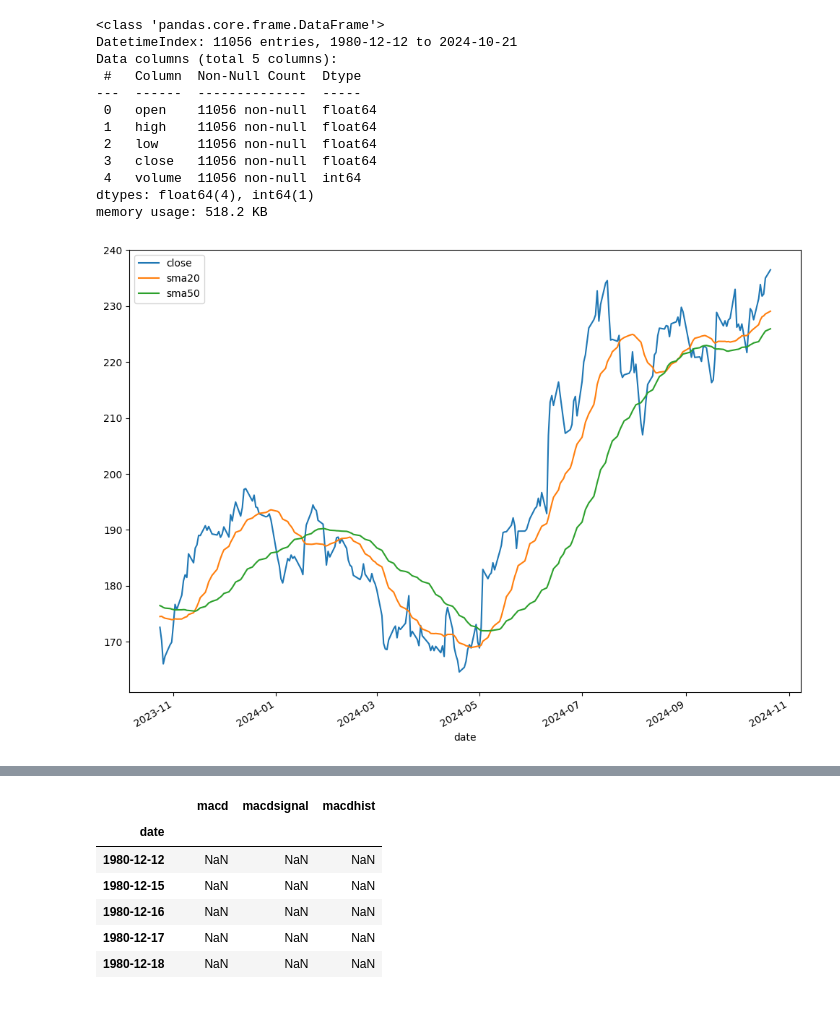
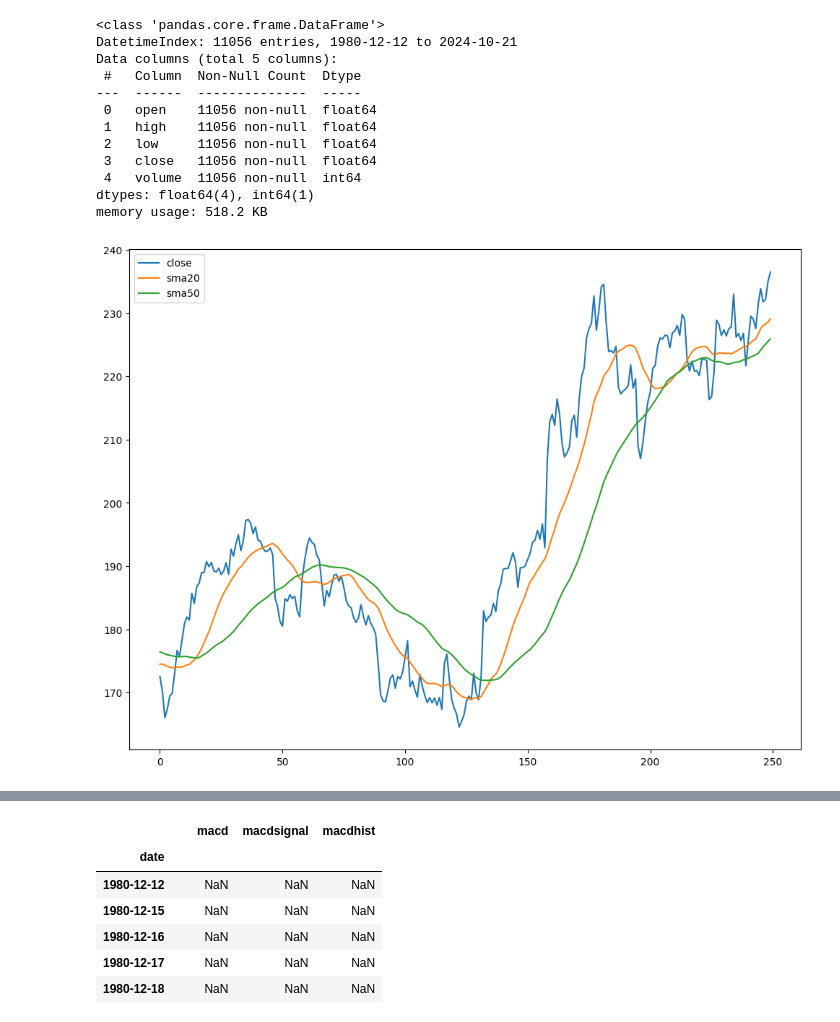
Before and after one commit to furechan/mintalib, a Jupyter notebook: examples/indicator-examples.ipynb, the cells around one changed output, grey strips where cells are left out. Cells and saved outputs as stored; diff of their text form; code cells hidden in the pictures.

```diff
--- a/examples/indicator-examples.ipynb
+++ b/examples/indicator-examples.ipynb
@@ -26,14 +26,15 @@ memory usage: 518.2 KB
 # %%
 prices = prices.assign(
     sma20 = SMA(20),
     sma50 = SMA(50)
 )
 
 prices.tail(250).plot(
     y=["close", "sma20", "sma50"],
+    use_index=False
 );
 # %% [output]
-[figure, old version]
+[figure, new version]
 # %%
 prices = prices.assign(
     slope = SLOPE(20),
```
Also changed, not shown: parts of 3 cells of this notebook.
